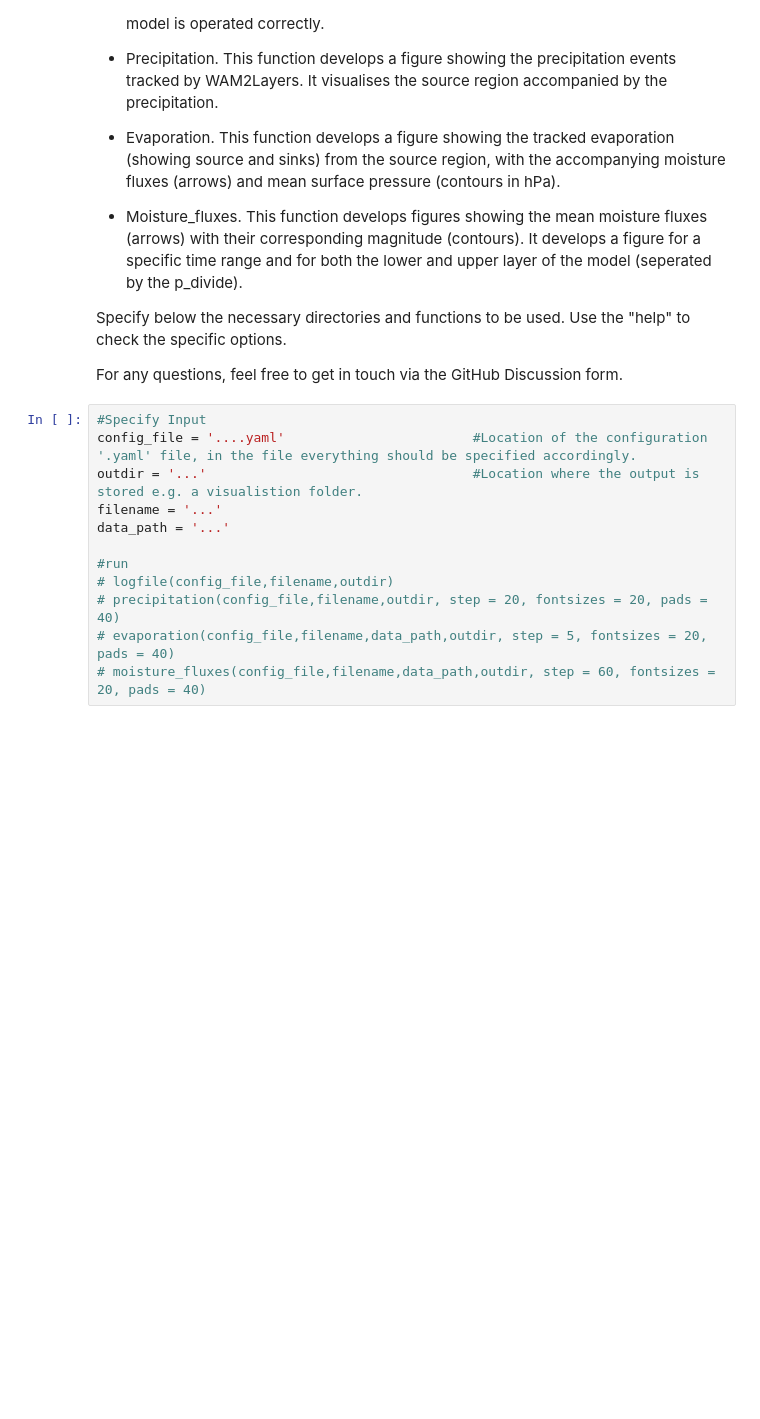
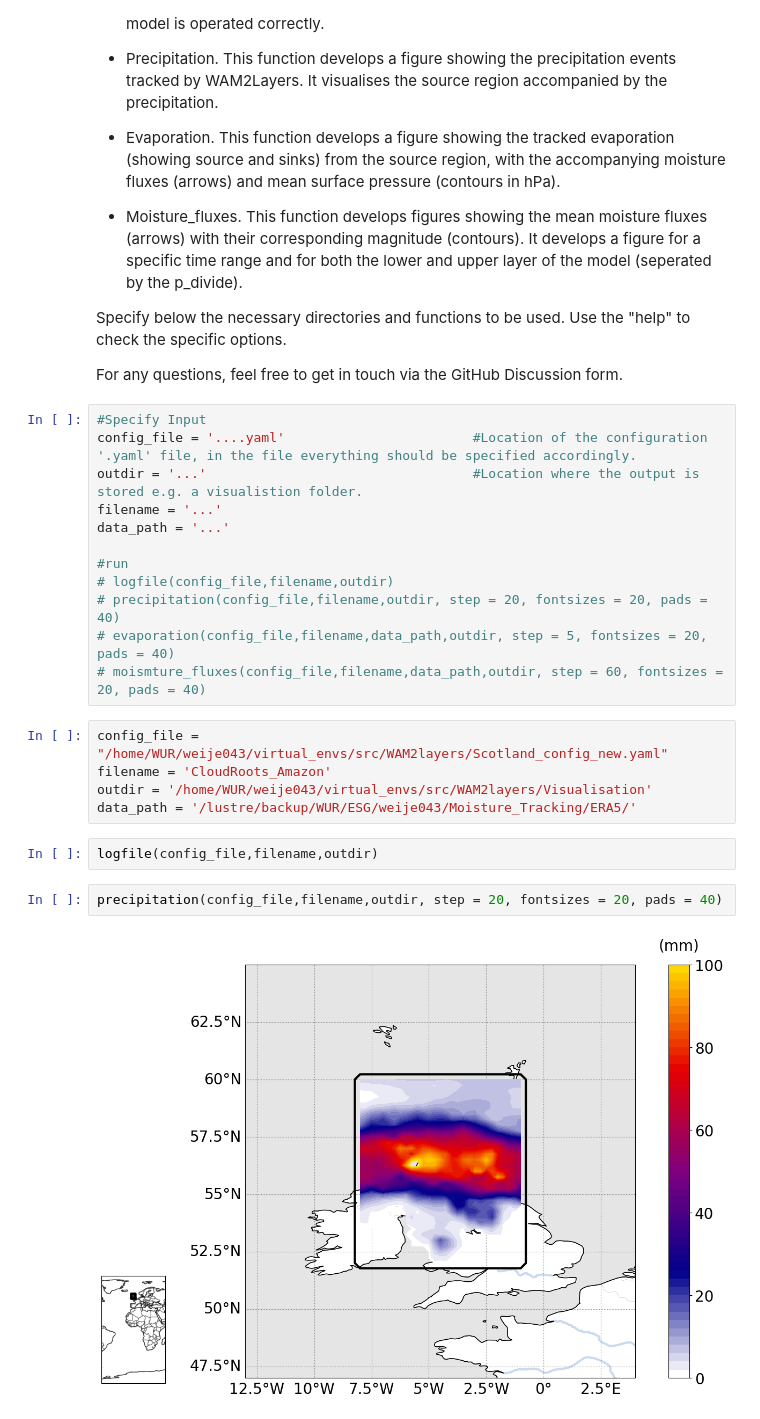
Before and after one commit to WAM2layers/WAM2layers, a Jupyter notebook: notebooks/visualisation.ipynb, the cells around one changed output. Cells and saved outputs as stored; diff of their text form; blank space fills up the shorter version.

```diff
--- a/notebooks/visualisation.ipynb
+++ b/notebooks/visualisation.ipynb
@@ -29,4 +30,15 @@ data_path = '...'
 # logfile(config_file,filename,outdir)
 # precipitation(config_file,filename,outdir, step = 20, fontsizes = 20, pads = 40)
 # evaporation(config_file,filename,data_path,outdir, step = 5, fontsizes = 20, pads = 40)
-# moisture_fluxes(config_file,filename,data_path,outdir, step = 60, fontsizes = 20, pads = 40)
+# moismture_fluxes(config_file,filename,data_path,outdir, step = 60, fontsizes = 20, pads = 40)
+# %%
+config_file = "/home/WUR/weije043/virtual_envs/src/WAM2layers/Scotland_config_new.yaml"
+filename = 'CloudRoots_Amazon'
+outdir = '/home/WUR/weije043/virtual_envs/src/WAM2layers/Visualisation'
+data_path = '/lustre/backup/WUR/ESG/weije043/Moisture_Tracking/ERA5/'
+# %%
+logfile(config_file,filename,outdir)
+# %%
+precipitation(config_file,filename,outdir, step = 20, fontsizes = 20, pads = 40)
+# %% [output]
+[figure, added]
```
Also changed, not shown: parts of 3 cells of this notebook.
